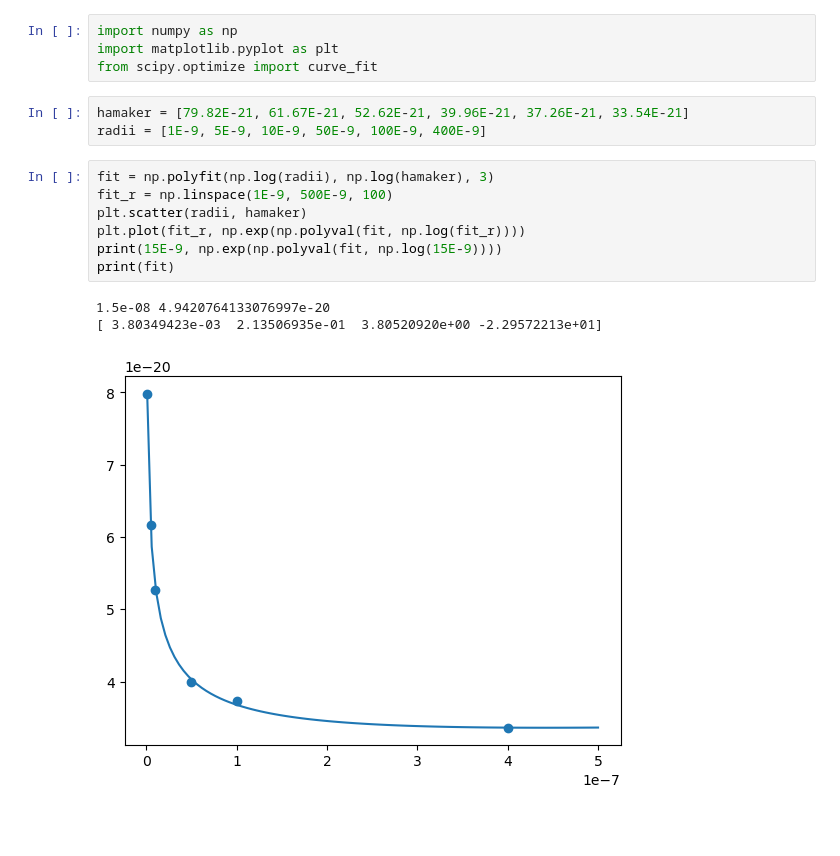
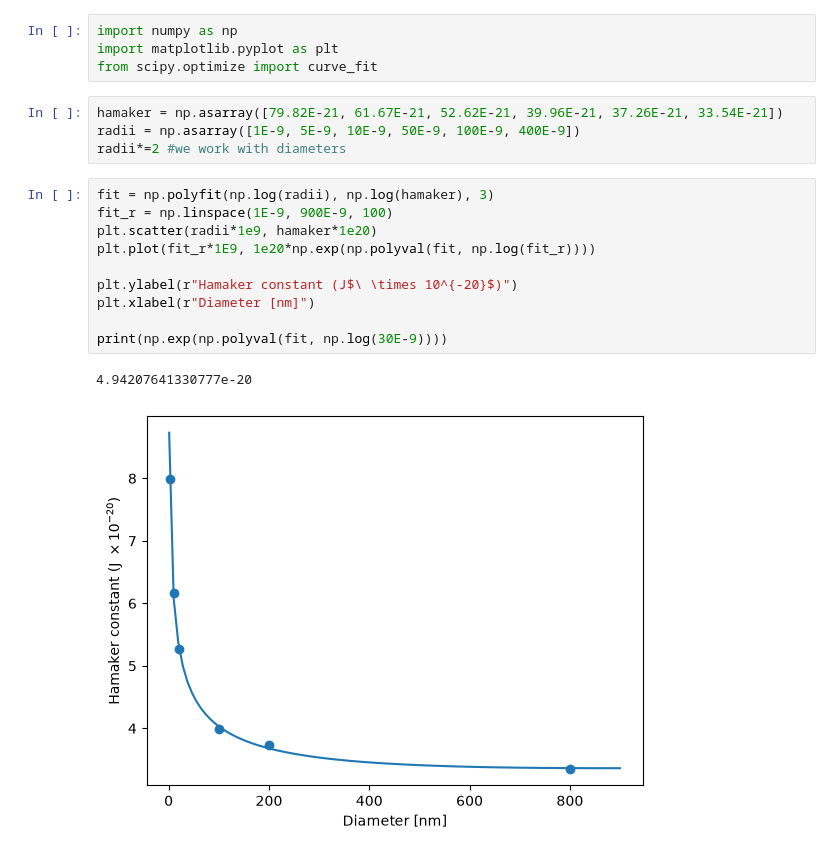
Before and after one commit to katsuwonus-pelamis/DLVO_rods, a Jupyter notebook: Hamakerfit_pinchuk.ipynb, the cells around one changed output. Cells and saved outputs as stored; diff of their text form; blank space fills up the shorter version.

```diff
--- a/Hamakerfit_pinchuk.ipynb
+++ b/Hamakerfit_pinchuk.ipynb
@@ -3,16 +3,19 @@ import numpy as np
 import matplotlib.pyplot as plt
 from scipy.optimize import curve_fit
 # %%
-hamaker = [79.82E-21, 61.67E-21, 52.62E-21, 39.96E-21, 37.26E-21, 33.54E-21]
-radii = [1E-9, 5E-9, 10E-9, 50E-9, 100E-9, 400E-9]
+hamaker = np.asarray([79.82E-21, 61.67E-21, 52.62E-21, 39.96E-21, 37.26E-21, 33.54E-21])
+radii = np.asarray([1E-9, 5E-9, 10E-9, 50E-9, 100E-9, 400E-9])
+radii*=2 #we work with diameters
 # %%
 fit = np.polyfit(np.log(radii), np.log(hamaker), 3)
-fit_r = np.linspace(1E-9, 500E-9, 100)
-plt.scatter(radii, hamaker)
-plt.plot(fit_r, np.exp(np.polyval(fit, np.log(fit_r))))
-print(15E-9, np.exp(np.polyval(fit, np.log(15E-9))))
-print(fit)
+fit_r = np.linspace(1E-9, 900E-9, 100)
+plt.scatter(radii*1e9, hamaker*1e20)
+plt.plot(fit_r*1E9, 1e20*np.exp(np.polyval(fit, np.log(fit_r))))
+
+plt.ylabel(r"Hamaker constant (J$\ \times 10^{-20}$)")
+plt.xlabel(r"Diameter [nm]")
+
+print(np.exp(np.polyval(fit, np.log(30E-9))))
 # %% [output]
-1.5e-08 4.9420764133076997e-20
-[ 3.80349423e-03  2.13506935e-01  3.80520920e+00 -2.29572213e+01]
+4.94207641330777e-20
-[figure, old version]
+[figure, new version]
```
Also changed, not shown: 2 other files.
